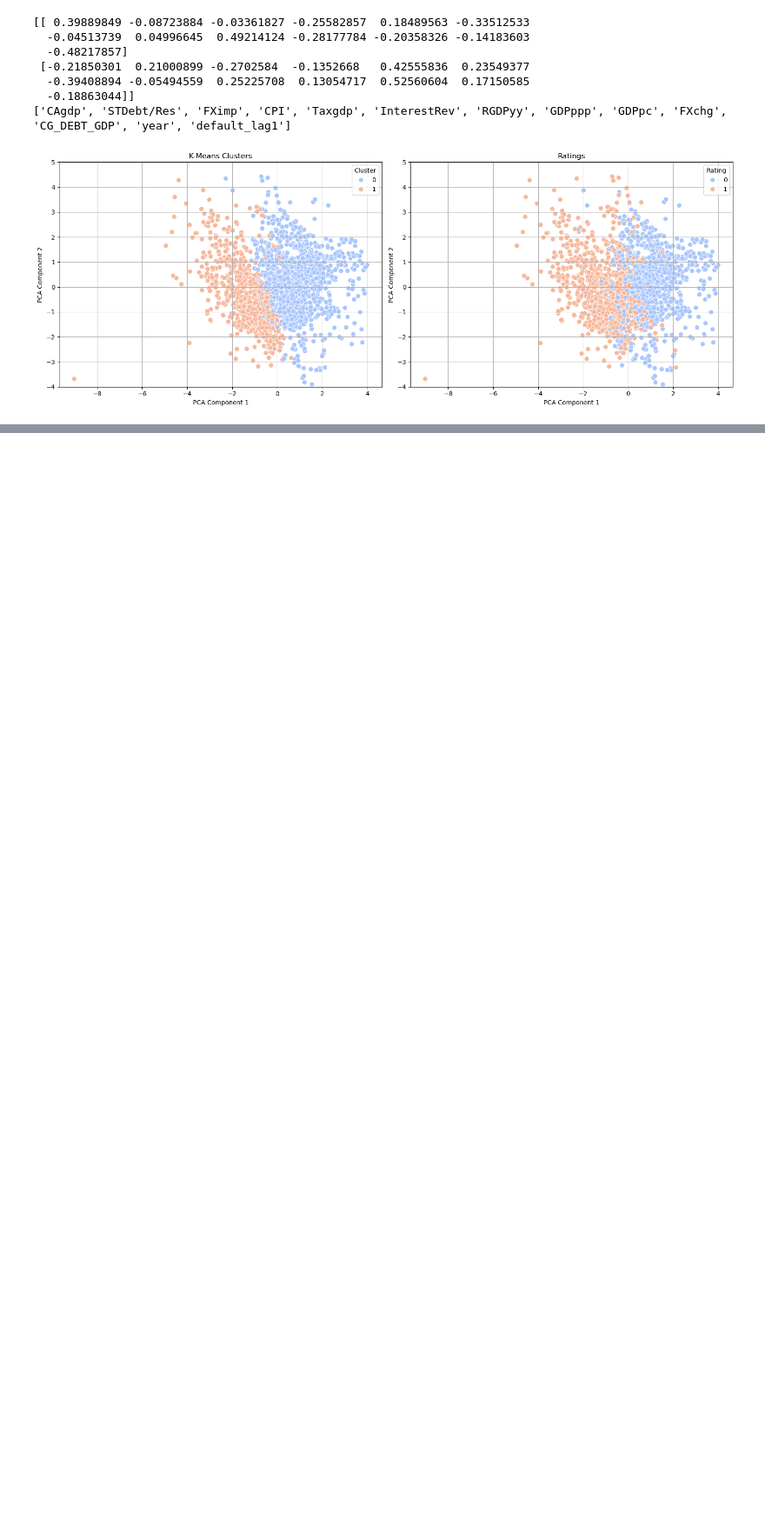
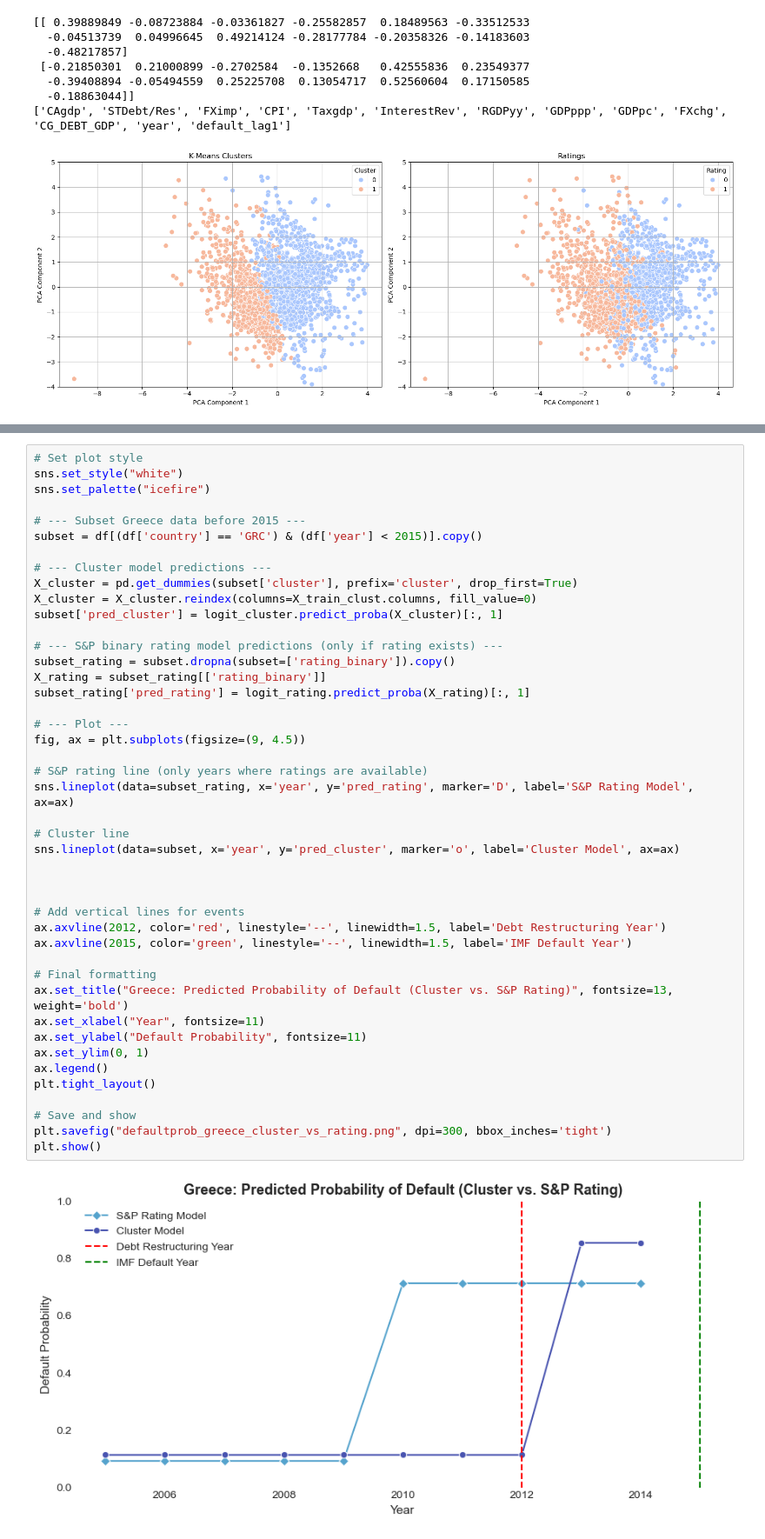
Before and after one commit to darrenawtl/darrenawtl.github.io, a Jupyter notebook: code/macroclusters/Macroclusters.ipynb, the cells around one changed output, grey strips where cells are left out. Shown: that part at 87% size. Drawn from its saved outputs; the diff is of its cells as text; blank space fills up the shorter version.

```diff
--- a/code/macroclusters/Macroclusters.ipynb
+++ b/code/macroclusters/Macroclusters.ipynb
@@ -633,0 +585,46 @@ GRC_2014   2014        1           0.854459
+# %%
+# Set plot style
+sns.set_style("white")
+sns.set_palette("icefire")
+
+# --- Subset Greece data before 2015 ---
+subset = df[(df['country'] == 'GRC') & (df['year'] < 2015)].copy()
+
+# --- Cluster model predictions ---
+X_cluster = pd.get_dummies(subset['cluster'], prefix='cluster', drop_first=True)
+X_cluster = X_cluster.reindex(columns=X_train_clust.columns, fill_value=0)
+subset['pred_cluster'] = logit_cluster.predict_proba(X_cluster)[:, 1]
+
+# --- S&P binary rating model predictions (only if rating exists) ---
+subset_rating = subset.dropna(subset=['rating_binary']).copy()
+X_rating = subset_rating[['rating_binary']]
+subset_rating['pred_rating'] = logit_rating.predict_proba(X_rating)[:, 1]
+
+# --- Plot ---
+fig, ax = plt.subplots(figsize=(9, 4.5))
+
+# S&P rating line (only years where ratings are available)
+sns.lineplot(data=subset_rating, x='year', y='pred_rating', marker='D', label='S&P Rating Model', ax=ax)
+
+# Cluster line
+sns.lineplot(data=subset, x='year', y='pred_cluster', marker='o', label='Cluster Model', ax=ax)
+
+
+
+# Add vertical lines for events
+ax.axvline(2012, color='red', linestyle='--', linewidth=1.5, label='Debt Restructuring Year')
+ax.axvline(2015, color='green', linestyle='--', linewidth=1.5, label='IMF Default Year')
+
+# Final formatting
+ax.set_title("Greece: Predicted Probability of Default (Cluster vs. S&P Rating)", fontsize=13, weight='bold')
+ax.set_xlabel("Year", fontsize=11)
+ax.set_ylabel("Default Probability", fontsize=11)
+ax.set_ylim(0, 1)
+ax.legend()
+plt.tight_layout()
+
+# Save and show
+plt.savefig("defaultprob_greece_cluster_vs_rating.png", dpi=300, bbox_inches='tight')
+plt.show()
+# %% [output]
+[figure, added]
```
Also changed, not shown: parts of 3 cells of this notebook.
